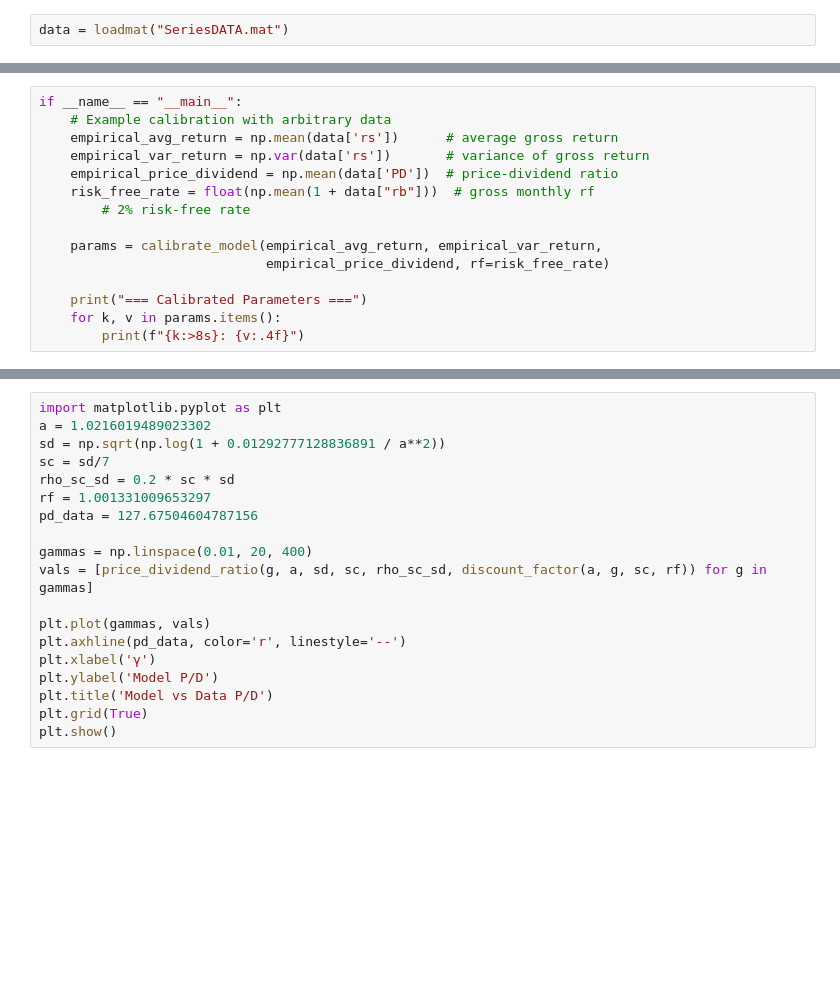
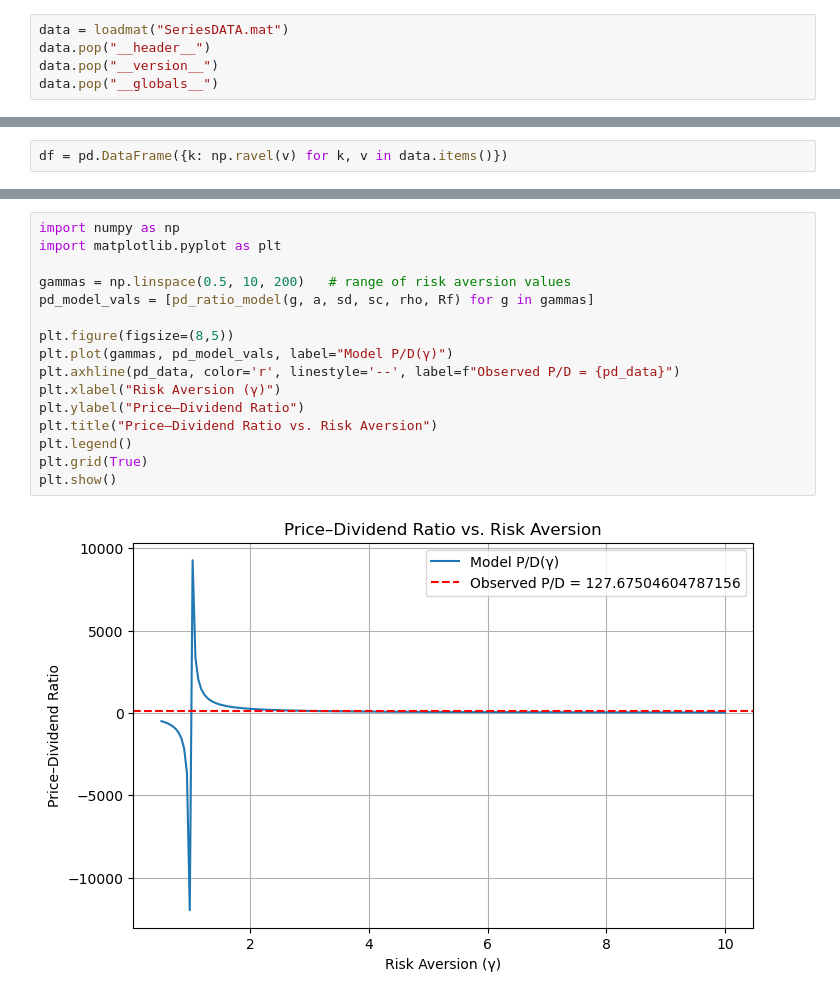
Before and after one commit to jonathanbodoseim/Lasso_paper, a Jupyter notebook: Empirical/scripts/adam_learning_replication_daily/calibrate_re_model.ipynb, the cells around one changed output, grey strips where cells are left out. Cells and saved outputs as stored; diff of their text form; blank space fills up the shorter version.

```diff
--- a/Empirical/scripts/adam_learning_replication_daily/calibrate_re_model.ipynb
+++ b/Empirical/scripts/adam_learning_replication_daily/calibrate_re_model.ipynb
@@ -12,3 +7,6 @@ from scipy.optimize import root_scalar
 from scipy.io import loadmat
 # %%
 data = loadmat("SeriesDATA.mat")
+data.pop("__header__")
+data.pop("__version__")
+data.pop("__globals__")
@@ -76,15 +14,0 @@ def calibrate_model(avg_gross_return, var_gross_return,
-# %%
-if __name__ == "__main__":
-    # Example calibration with arbitrary data
-    empirical_avg_return = np.mean(data['rs'])      # average gross return
-    empirical_var_return = np.var(data['rs'])       # variance of gross return
-    empirical_price_dividend = np.mean(data['PD'])  # price-dividend ratio
-    risk_free_rate = float(np.mean(1 + data["rb"]))  # gross monthly rf
-        # 2% risk-free rate
-
-    params = calibrate_model(empirical_avg_return, empirical_var_return,
-                             empirical_price_dividend, rf=risk_free_rate)
-
-    print("=== Calibrated Parameters ===")
-    for k, v in params.items():
-        print(f"{k:>8s}: {v:.4f}")
@@ -128,0 +15,2 @@ NameError: name 'equilibrium_condition' is not defined
+# %%
+df = pd.DataFrame({k: np.ravel(v) for k, v in data.items()})
@@ -129,19 +122,18 @@ NameError: name 'equilibrium_condition' is not defined
 # %%
+import numpy as np
 import matplotlib.pyplot as plt
-a = 1.0216019489023302
-sd = np.sqrt(np.log(1 + 0.01292777128836891 / a**2))
-sc = sd/7
-rho_sc_sd = 0.2 * sc * sd
-rf = 1.001331009653297
-pd_data = 127.67504604787156
 
-gammas = np.linspace(0.01, 20, 400)
-vals = [price_dividend_ratio(g, a, sd, sc, rho_sc_sd, discount_factor(a, g, sc, rf)) for g in gammas]
+gammas = np.linspace(0.5, 10, 200)   # range of risk aversion values
+pd_model_vals = [pd_ratio_model(g, a, sd, sc, rho, Rf) for g in gammas]
 
-plt.plot(gammas, vals)
-plt.axhline(pd_data, color='r', linestyle='--')
-plt.xlabel('γ')
-plt.ylabel('Model P/D')
-plt.title('Model vs Data P/D')
+plt.figure(figsize=(8,5))
+plt.plot(gammas, pd_model_vals, label="Model P/D(γ)")
+plt.axhline(pd_data, color='r', linestyle='--', label=f"Observed P/D = {pd_data}")
+plt.xlabel("Risk Aversion (γ)")
+plt.ylabel("Price–Dividend Ratio")
+plt.title("Price–Dividend Ratio vs. Risk Aversion")
+plt.legend()
 plt.grid(True)
 plt.show()
+# %% [output]
+[figure, added]
```
Also changed, not shown: parts of 15 cells of this notebook.
